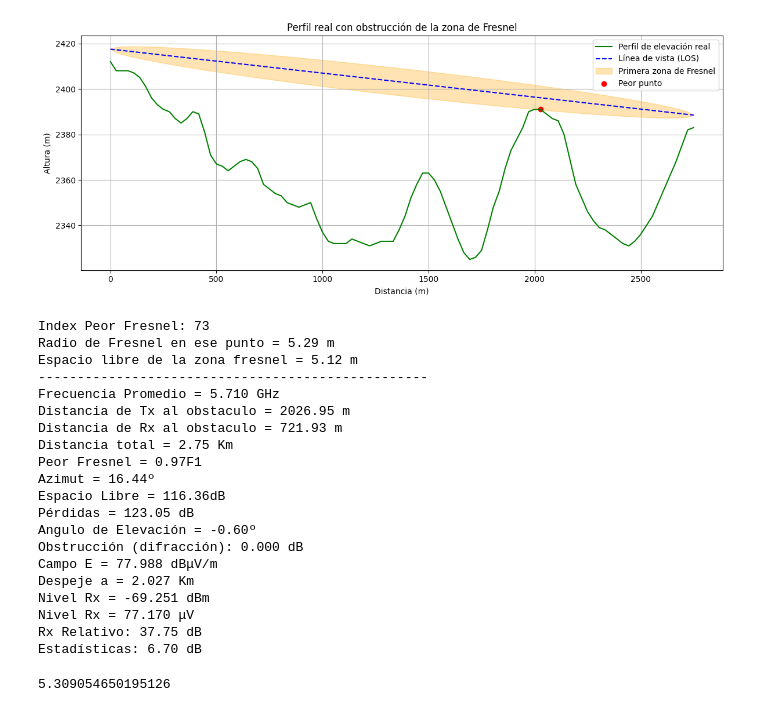
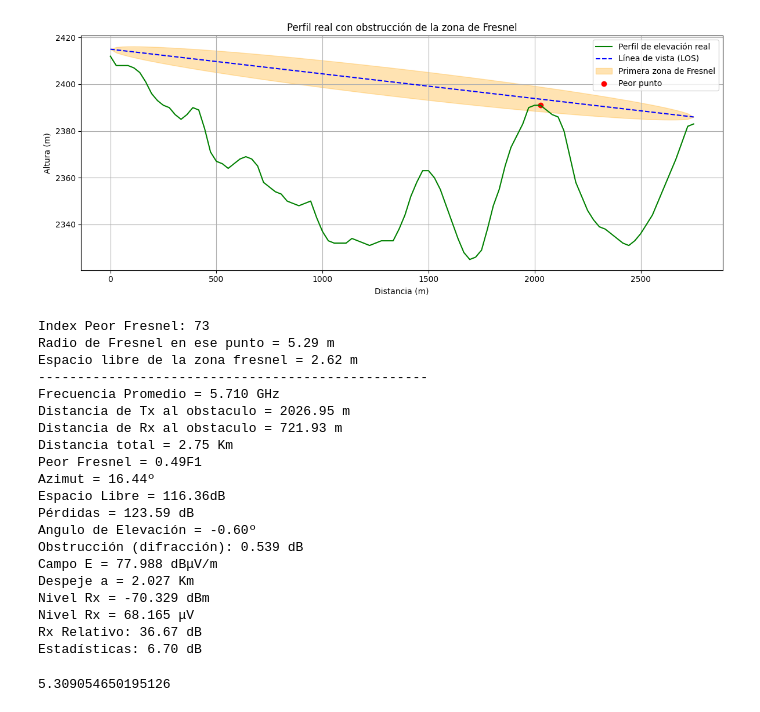
Before and after one commit to Criscas05/RadioLinkCalc, a Jupyter notebook: tests.ipynb, the cells around one changed output. Drawn from its saved outputs; the diff is of its cells as text; code cells hidden in the pictures.

```diff
--- a/tests.ipynb
+++ b/tests.ipynb
@@ -60,7 +60,7 @@ def calcular_los_line(elevaciones, tx_height, rx_height):
         for i in range(len(elevaciones))
     ]
 
-def calcular_obstruccion_db_knife_edge(h, r):
+def calcular_obstruccion_db(h, r):
     if r == 0:
         return 0
     v = math.sqrt(2) * h / r
@@ -88,7 +88,7 @@ def detectar_peor_fresnel(elevaciones, los_line, distancias, freq_ghz):
 
             h = elevacion_terreno - los_line[i]
             #print(h)
-            obstruccion_db = calcular_obstruccion_db_knife_edge(h, r_fresnel)
+            obstruccion_db = calcular_obstruccion_db(h, r_fresnel)
             #print("Index: " + str(i) + ", Centro_LOS: " + str(los_line[i]) + ", borde_inferior: " + str(borde_inferior) + ", elevacion_terreno: " + str(elevacion_terreno))
             #print(f"elevacion terreno:{elevacion_terreno:.3f}, hlos:{los_line[i]:.3f}, diferencia:{penetracion_obstruccion:.3f}, radiofresnel: {r_fresnel}")
         else:
@@ -103,36 +103,7 @@ def detectar_peor_fresnel(elevaciones, los_line, distancias, freq_ghz):
     if peores_con_obstruccion:
         return max(peores_con_obstruccion, key=lambda x: x[4])  # por obstrucción dB
     else:
-        return min(peores_puntos, key=lambda x: x[5])  # por menor clearance (más crítico)
-
-# def detectar_peor_fresnel(elevaciones, los_line, distancias, freq_ghz):
-#     peores_puntos = []
-
-#     for i in range(1, len(elevaciones) - 1):
-#         d1 = distancias[i]
-#         d2 = distancias[-1] - d1
-#         r_fresnel = fresnel_radius(d1, d2, freq_ghz)
-#         centro_fresnel = los_line[i]
-#         elevacion_terreno = elevaciones[i]
-
-#         # h es la diferencia entre obstáculo y LOS (puede ser negativo)
-#         h = elevacion_terreno - centro_fresnel
-#         obstruccion_db = calcular_obstruccion_db_knife_edge(h, r_fresnel)
-
-#         pct_obstruccion = max(0, h / r_fresnel) if r_fresnel > 0 else 0
-#         clearance = centro_fresnel - elevacion_terreno
-
-#         peores_puntos.append((i, pct_obstruccion, r_fresnel, clearance, obstruccion_db, d1, d2))
-
-#     # Selección inteligente:
-#     # Si hay obstrucción real, devuelve el punto con mayor obstrucción (dB),
-#     # si no, el punto con menor clearance (más cerca de tocar zona de Fresnel)
-#     peores_con_obstruccion = [p for p in peores_puntos if p[4] > 0]
-#     if peores_con_obstruccion:
-#         return max(peores_con_obstruccion, key=lambda x: x[4])  # por obstrucción dB
-#     else:
-#         return min(peores_puntos, key=lambda x: x[3])  # por menor clearance (más crítico)
-
+        return min(peores_puntos, key=lambda x: x[5])  # por menor relacion borde inferior del radio fresnel y elevacion
 
 def calcular_azimut(lat1, lon1, lat2, lon2):
     dlon = math.radians(lon2 - lon1)
@@ -268,55 +239,55 @@ def analizar_enlace(lat1, lon1, lat2, lon2, freq_min_ghz, freq_max_ghz, tx_heigh
     print(f"Angulo de Elevación = {angulo_elevacion:.2f}º")
     print(f"Obstrucción (difracción): {obstruccion_db:.3f} dB")
     print(f"Campo E = {campo_e:.3f} dBμV/m")
     print(f"Despeje a = {d1/1000:.3f} Km")
     print(f"Nivel Rx = {nivel_rx_dbm:.3f} dBm")
     print(f"Nivel Rx = {nivel_rx_uv:.3f} μV")
     print(f"Rx Relativo: {rx_relative:.2f} dB")
     print(f"Estadísticas: {estadisticas:.2f} dB")
 
 # ------------------ EJECUCIÓN ------------------
 
 analizar_enlace(
     lat1=7.357130556, #Grados
     lon1=-72.65921111, #Grados
     lat2=7.380841667, #Grados
     lon2=-72.65215833, #Grados
     freq_min_ghz=5.700, #GHZ
     freq_max_ghz = 5.720, #GHZ
-    tx_height=5.5, #m
-    rx_height=5.5, #m
+    tx_height=5, #m
+    rx_height=5, #m
     pot_transmisor = 1, #watts
     perdidas_linea = 0.1, #dB
     ganancia_tx = 12, #dBi
     ganancia_rx = 12, #dBi
     perdida_adicional_cable = 1, #dB/m
     sensibilidad_rx = -107, #dBm (Es igual a umbral de Rx)
     n_puntos=100,
     dataset="mapzen"
 )
 
 #elevacion terreno:2392.000, hlos:2391.251, diferencia:0.749, radiofresnel: 5.318213193194261
 # %% [output]
-[figure, old version]
+[figure, new version]
 Index Peor Fresnel: 73
 Radio de Fresnel en ese punto = 5.29 m
-Espacio libre de la zona fresnel = 5.12 m
+Espacio libre de la zona fresnel = 2.62 m
 --------------------------------------------------
 Frecuencia Promedio = 5.710 GHz
 Distancia de Tx al obstaculo = 2026.95 m
 Distancia de Rx al obstaculo = 721.93 m
 Distancia total = 2.75 Km
-Peor Fresnel = 0.97F1
+Peor Fresnel = 0.49F1
 Azimut = 16.44º
 Espacio Libre = 116.36dB
-Pérdidas = 123.05 dB
+Pérdidas = 123.59 dB
 Angulo de Elevación = -0.60º
-Obstrucción (difracción): 0.000 dB
+Obstrucción (difracción): 0.539 dB
 Campo E = 77.988 dBμV/m
 Despeje a = 2.027 Km
-Nivel Rx = -69.251 dBm
-Nivel Rx = 77.170 μV
-Rx Relativo: 37.75 dB
+Nivel Rx = -70.329 dBm
+Nivel Rx = 68.165 μV
+Rx Relativo: 36.67 dB
 Estadísticas: 6.70 dB
 # %%
 def fresnel_radius(d1, d2, f_ghz, n=1):
```
Also changed, not shown: parts of 9 cells of this notebook.
